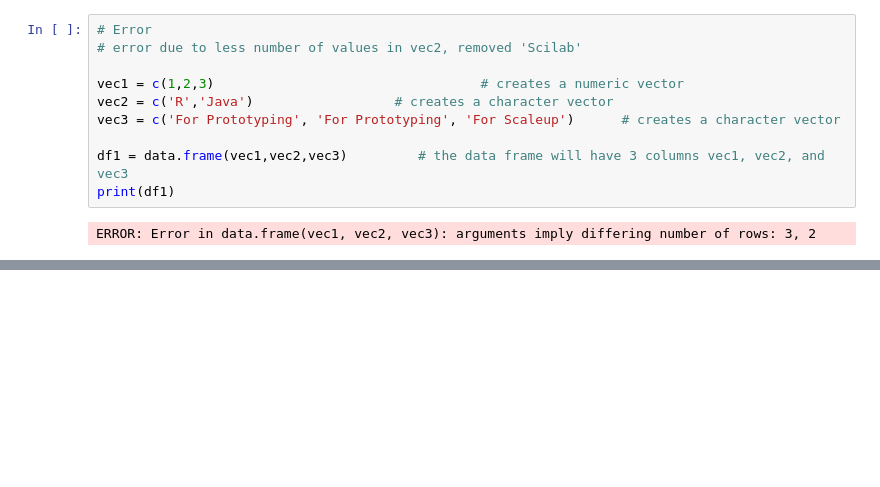
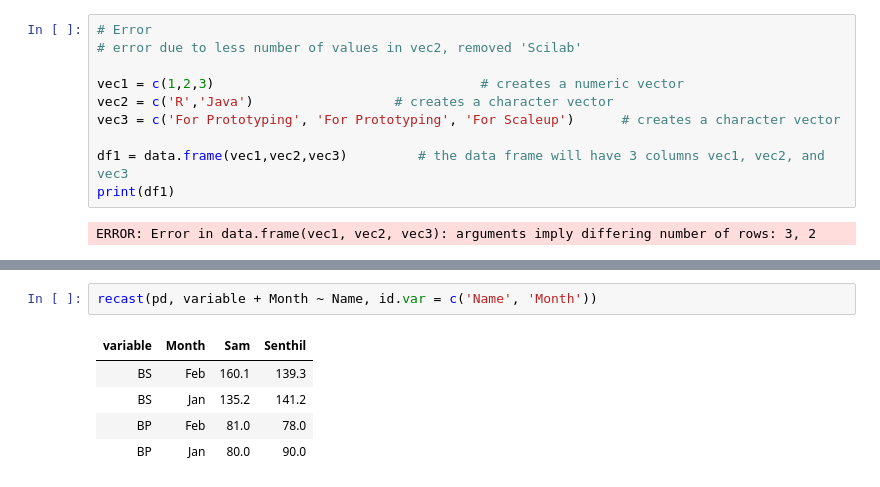
Before and after one commit to SarthakSingh7/Notes-R-programming, a Jupyter notebook: Week 1 Data Science for Engineers.ipynb, the cells around one changed output, grey strips where cells are left out. Cells and saved outputs as stored; diff of their text form; blank space fills up the shorter version.

```diff
--- a/Week 1 Data Science for Engineers.ipynb
+++ b/Week 1 Data Science for Engineers.ipynb
@@ -547,0 +650,8 @@ print(df)
+# %%
+recast(pd, variable + Month ~ Name, id.var = c('Name', 'Month'))
+# %% [output]
+| variable | Month | Sam | Senthil |
+| BS | Feb | 160.1 | 139.3 |
+| BS | Jan | 135.2 | 141.2 |
+| BP | Feb | 81.0 | 78.0 |
+| BP | Jan | 80.0 | 90.0 |
```
Also changed, not shown: parts of 36 cells of this notebook.
